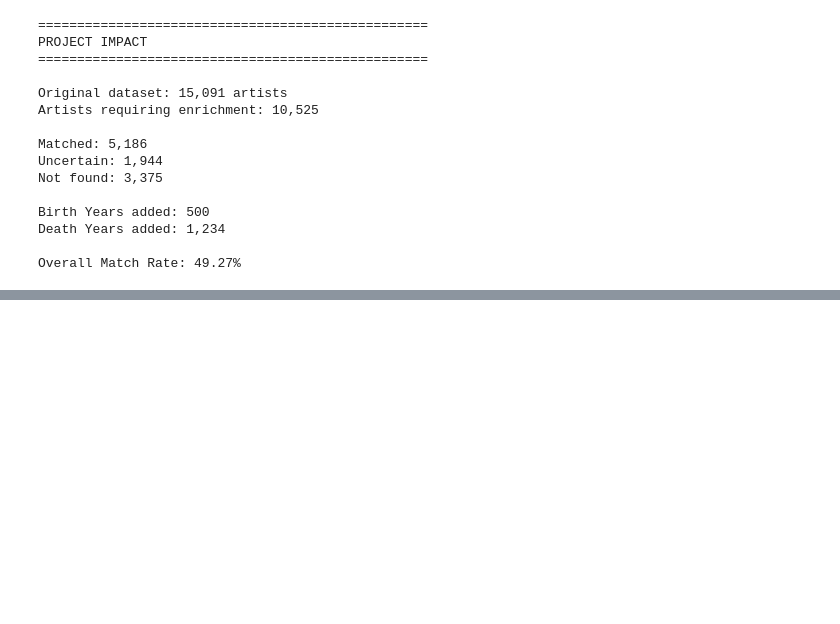
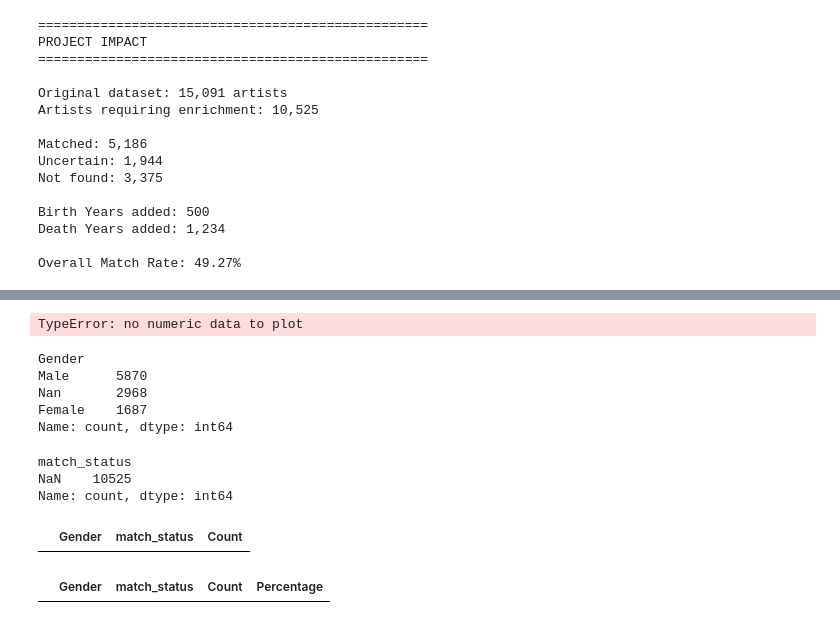
Before and after one commit to daniellimani/openproject-SoSe-2026, a Jupyter notebook: notebook/old_impacts_and_results_backup.ipynb, the cells around one changed output, grey strips where cells are left out. Drawn from its saved outputs; the diff is of its cells as text; code cells hidden in the pictures; blank space fills up the shorter version.

Commit message:
Finalize results analysis and presentation materials

```diff
--- a/notebook/impacts_and_results.ipynb
+++ b/notebook/old_impacts_and_results_backup.ipynb
@@ -263,0 +379,57 @@ Overall Match Rate: 49.27%
+# %%
+pivot = gender_match.pivot(
+    index="Gender",
+    columns="match_status",
+    values="Percentage"
+)
+
+pivot.plot(
+    kind="bar",
+    figsize=(8,5)
+)
+
+plt.title("Entity Matching Results by Gender")
+plt.xlabel("Gender")
+plt.ylabel("Percentage (%)")
+plt.legend(title="Match Status")
+plt.xticks(rotation=0)
+
+plt.tight_layout()
+plt.show()
+# %% [output]
+TypeError: no numeric data to plot
+# %%
+print(df["Gender"].value_counts(dropna=False))
+# %% [output]
+Gender
+Male      5870
+Nan       2968
+Female    1687
+Name: count, dtype: int64
+# %%
+print(df["match_status"].value_counts(dropna=False))
+# %% [output]
+match_status
+NaN    10525
+Name: count, dtype: int64
+# %%
+gender_match = (
+    df.groupby(["Gender", "match_status"])
+      .size()
+      .reset_index(name="Count")
+)
+
+gender_match
+# %% [output]
+|  | Gender | match_status | Count |
+# %%
+gender_totals = gender_match.groupby("Gender")["Count"].transform("sum")
+
+gender_match["Percentage"] = (
+    gender_match["Count"] /
+    gender_totals
+) * 100
+
+gender_match
+# %% [output]
+|  | Gender | match_status | Count | Percentage |
```
Also changed, not shown: parts of 20 cells of this notebook, 4 other files.
